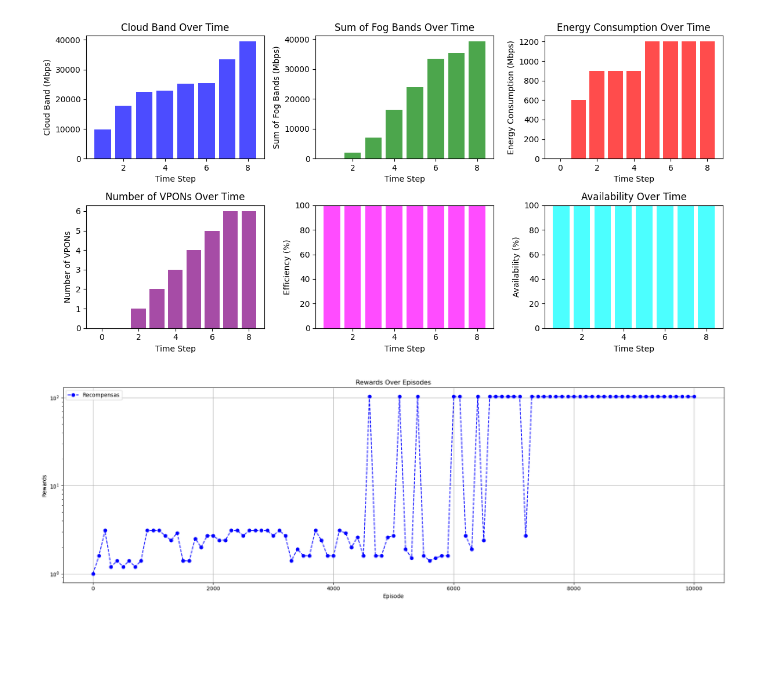
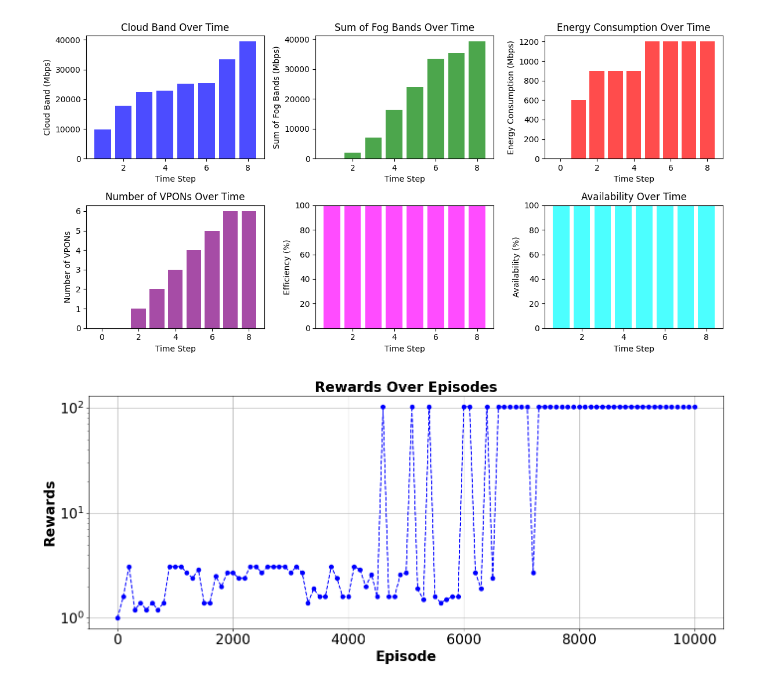
Before and after one commit to meimarcel/dqn-network-slice, a Jupyter notebook: code/Results.ipynb, the cells around one changed output. Cells and saved outputs as stored; diff of their text form; code cells hidden in the pictures; blank space fills up the shorter version.

Commit message:
Update reward plot font size

```diff
--- a/code/Results.ipynb
+++ b/code/Results.ipynb
@@ -315,23 +314,25 @@ The PostScript backend does not support transparency; partially transparent arti
 # %%
 # Carregar dados do arquivo JSON
 with open("../results-train/log.txt", "r") as f:
     a = f.readlines()
     rewards = [float(x.split("reward: ")[1].split(" state:")[0]) for x in a[1:]]
 
 x = [rewards[i] for i in range(0, len(rewards), 100)]
 y = range(0, 10001, 100)
 
 
 # Plotar o gráfico
-fig = plt.figure(figsize=(18, 6))
-plt.plot(y, x, marker='o', linestyle='--', color='b', label='Recompensas')
-plt.xlabel('Episode')
-plt.ylabel('Rewards')
+fig = plt.figure(figsize=(14, 6))
+plt.plot(y, x, marker='o', linestyle='--', color='b')
+plt.xlabel('Episode', fontweight='bold', fontsize=20)
+plt.ylabel('Rewards', fontweight='bold', fontsize=20)
 plt.yscale("log")
-plt.title('Rewards Over Episodes')
+plt.title('Rewards Over Episodes', fontweight='bold', fontsize=20)
+plt.xticks(fontsize=20)
+plt.yticks(fontsize=20)
 plt.grid(True)
-plt.legend()
 plt.tight_layout()
+plt.savefig("dqn.eps", dpi=400, bbox_inches='tight')
 plt.show()
 # %% [output]
-[figure, old version]
+[figure, new version]
```
Also changed, not shown: parts of 1 cell of this notebook.
